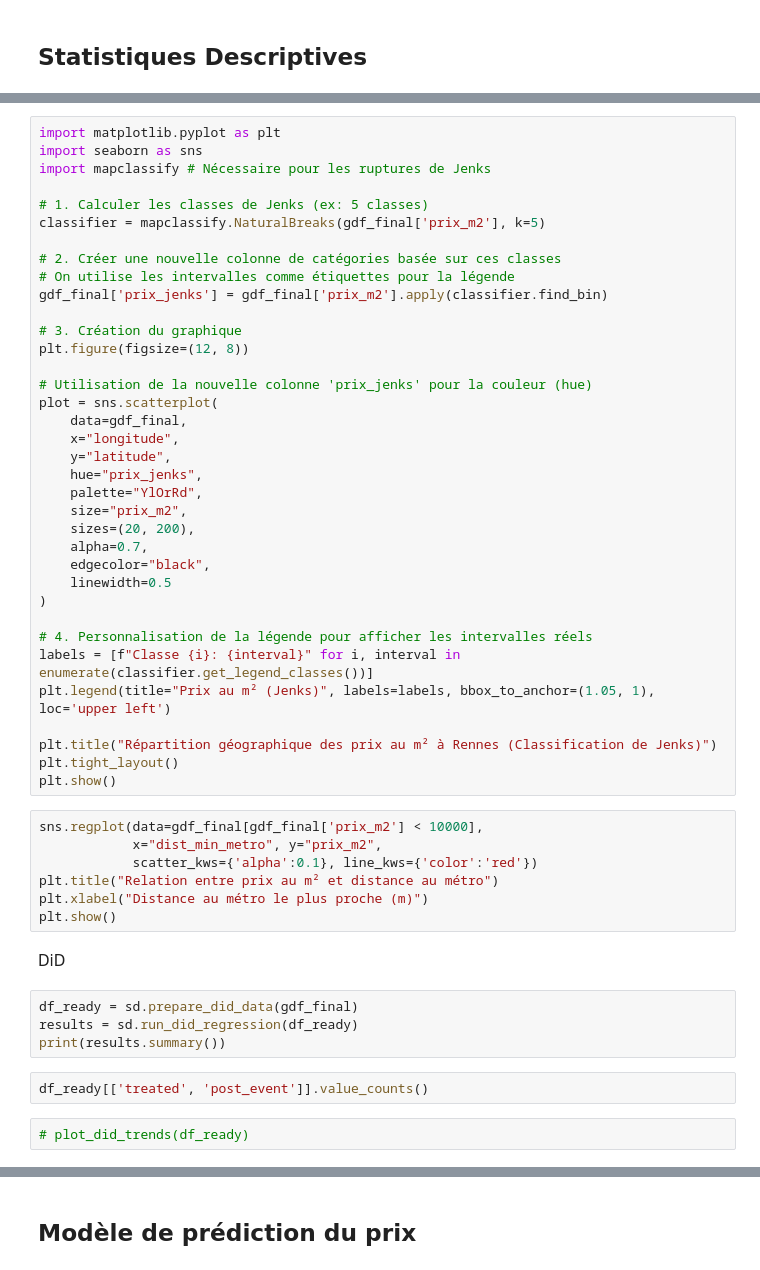
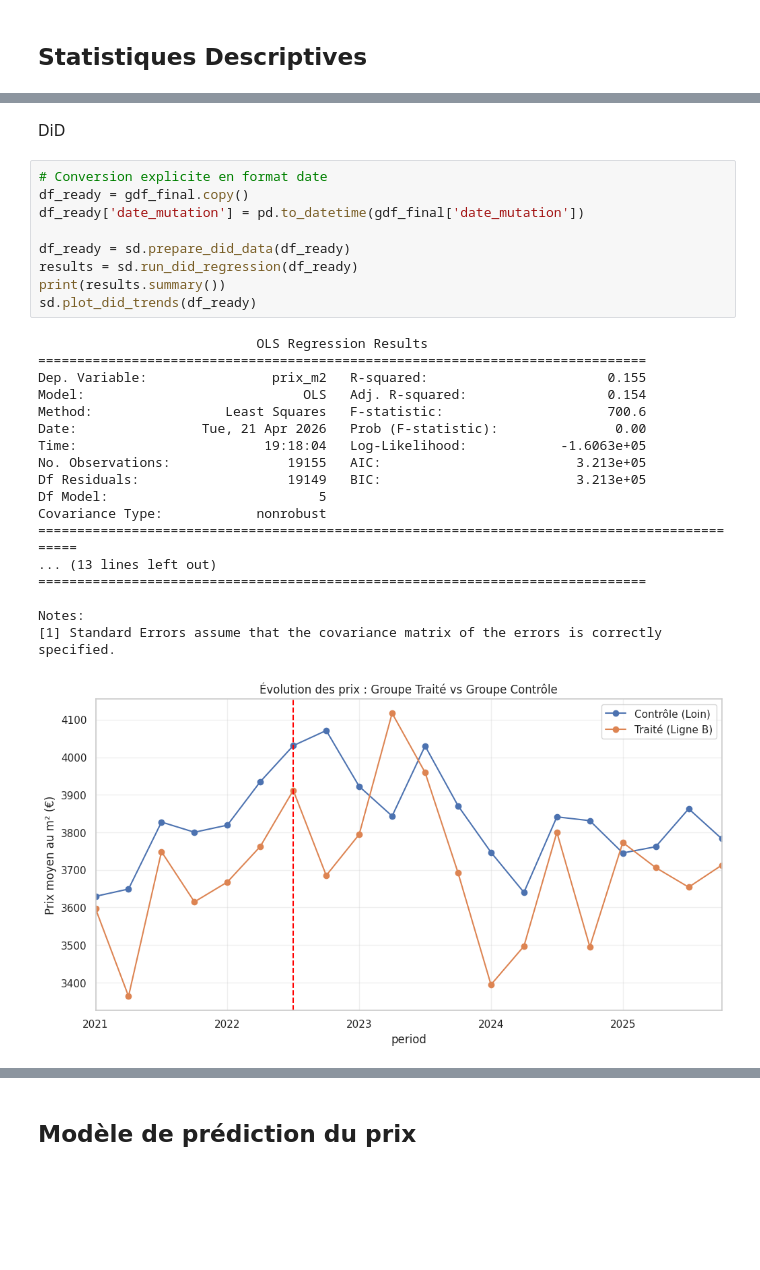
Before and after one commit to Maytenaa/Projet-python-pour-la-data-science, a Jupyter notebook: notebooks.ipynb, the cells around one changed output, grey strips where cells are left out. Cells and saved outputs as stored; diff of their text form; blank space fills up the shorter version.

```diff
--- a/notebooks.ipynb
+++ b/notebooks.ipynb
@@ -140,53 +218,30 @@ plt.show()
-# %%
-import matplotlib.pyplot as plt
-import seaborn as sns
-import mapclassify # Nécessaire pour les ruptures de Jenks
-
-# 1. Calculer les classes de Jenks (ex: 5 classes)
-classifier = mapclassify.NaturalBreaks(gdf_final['prix_m2'], k=5)
-
-# 2. Créer une nouvelle colonne de catégories basée sur ces classes
-# On utilise les intervalles comme étiquettes pour la légende
-gdf_final['prix_jenks'] = gdf_final['prix_m2'].apply(classifier.find_bin)
-
-# 3. Création du graphique
-plt.figure(figsize=(12, 8))
-
-# Utilisation de la nouvelle colonne 'prix_jenks' pour la couleur (hue)
-plot = sns.scatterplot(
-    data=gdf_final,
-    x="longitude",
-    y="latitude",
-    hue="prix_jenks",
-    palette="YlOrRd",
-    size="prix_m2",
-    sizes=(20, 200),
-    alpha=0.7,
-    edgecolor="black",
-    linewidth=0.5
-)
-
-# 4. Personnalisation de la légende pour afficher les intervalles réels
-labels = [f"Classe {i}: {interval}" for i, interval in enumerate(classifier.get_legend_classes())]
-plt.legend(title="Prix au m² (Jenks)", labels=labels, bbox_to_anchor=(1.05, 1), loc='upper left')
-
-plt.title("Répartition géographique des prix au m² à Rennes (Classification de Jenks)")
-plt.tight_layout()
-plt.show()
-# %%
-sns.regplot(data=gdf_final[gdf_final['prix_m2'] < 10000],
-            x="dist_min_metro", y="prix_m2",
-            scatter_kws={'alpha':0.1}, line_kws={'color':'red'})
-plt.title("Relation entre prix au m² et distance au métro")
-plt.xlabel("Distance au métro le plus proche (m)")
-plt.show()
 # %% [markdown]
 DiD
-# %%
-df_ready = sd.prepare_did_data(gdf_final)
-results = sd.run_did_regression(df_ready)
-print(results.summary())
-# %%
-df_ready[['treated', 'post_event']].value_counts()
-# %%
-# plot_did_trends(df_ready)
+# %%
+# Conversion explicite en format date
+df_ready = gdf_final.copy()
+df_ready['date_mutation'] = pd.to_datetime(gdf_final['date_mutation'])
+
+df_ready = sd.prepare_did_data(df_ready)
+results = sd.run_did_regression(df_ready)
+print(results.summary())
+sd.plot_did_trends(df_ready)
+# %% [output]
+                            OLS Regression Results
+==============================================================================
+Dep. Variable:                prix_m2   R-squared:                       0.155
+Model:                            OLS   Adj. R-squared:                  0.154
+Method:                 Least Squares   F-statistic:                     700.6
+Date:                Tue, 21 Apr 2026   Prob (F-statistic):               0.00
+Time:                        19:18:04   Log-Likelihood:            -1.6063e+05
+No. Observations:               19155   AIC:                         3.213e+05
+Df Residuals:                   19149   BIC:                         3.213e+05
+Df Model:                           5
+Covariance Type:            nonrobust
+=============================================================================================
+... (13 lines left out)
+==============================================================================
+
+Notes:
+[1] Standard Errors assume that the covariance matrix of the errors is correctly specified.
+[figure, added]
```
Also changed, not shown: parts of 10 cells of this notebook, 5 other files.
